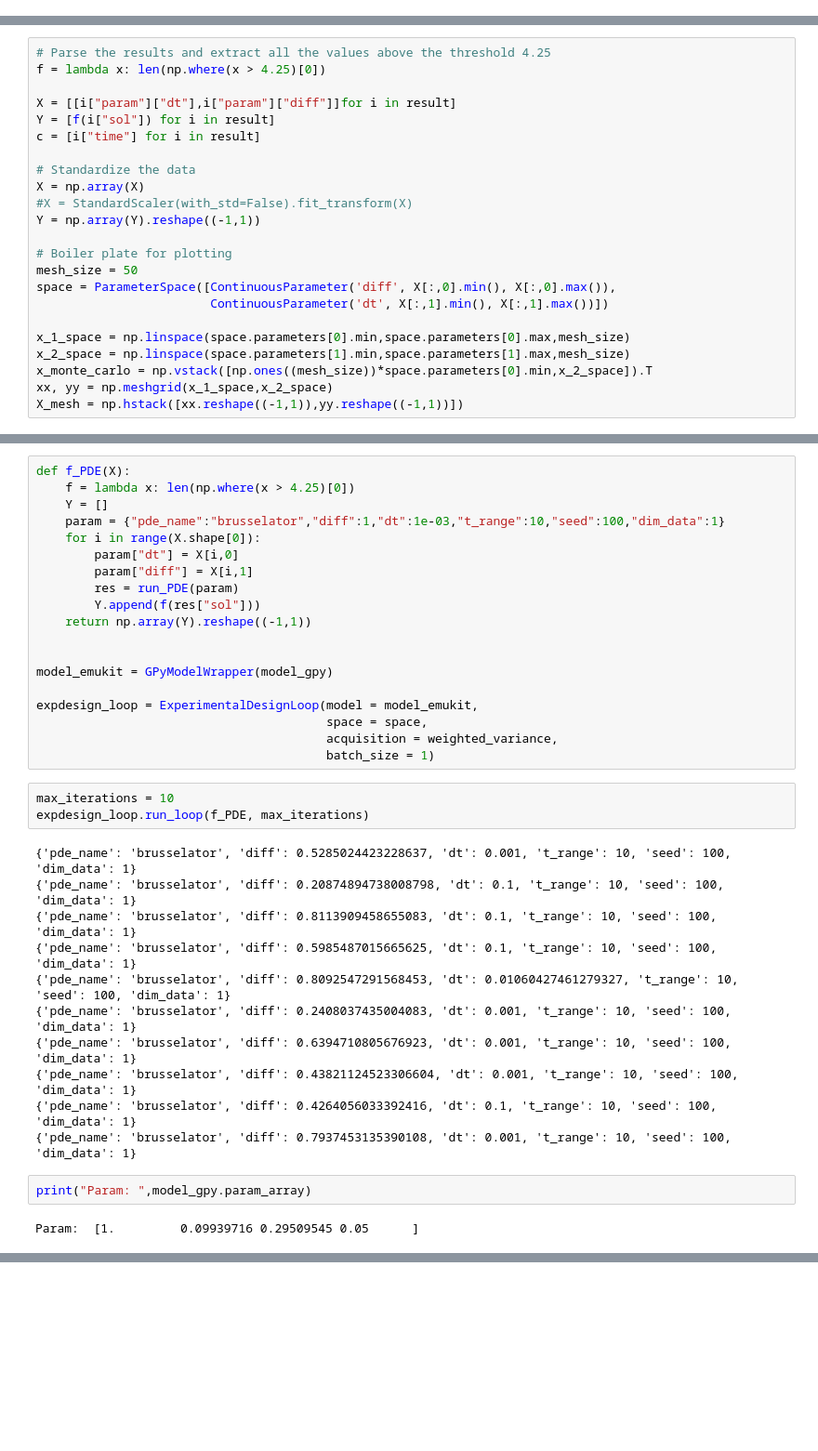
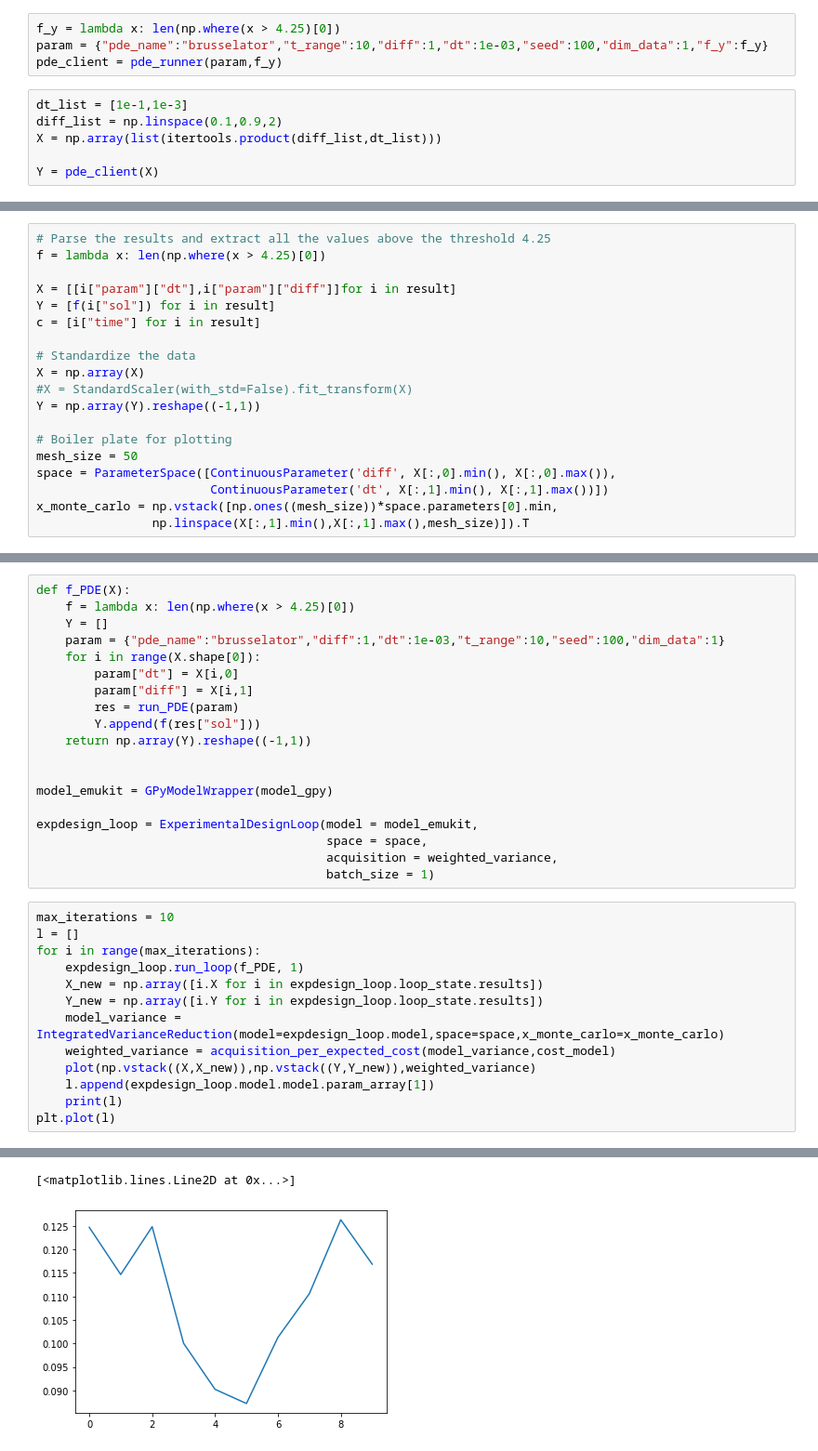
Before and after one commit to pierthodo/multi_fidelity_experimental_design, a Jupyter notebook: notebook/PDE_explore.ipynb, the cells around one changed output, grey strips where cells are left out. Shown at 93% size. Saved outputs shown, nothing was run; the diff lists cells and outputs as text; blank space fills up the shorter version.

```diff
--- a/notebook/PDE_explore.ipynb
+++ b/notebook/PDE_explore.ipynb
@@ -24 +35,11 @@ from emukit.experimental_design import ExperimentalDesignLoop
+# %%
+f_y = lambda x: len(np.where(x > 4.25)[0])
+param = {"pde_name":"brusselator","t_range":10,"diff":1,"dt":1e-03,"seed":100,"dim_data":1,"f_y":f_y}
+pde_client = pde_runner(param,f_y)
+# %%
+dt_list = [1e-1,1e-3]
+diff_list = np.linspace(0.1,0.9,2)
+X = np.array(list(itertools.product(diff_list,dt_list)))
+
+Y = pde_client(X)
 # %%
@@ -111,12 +147,8 @@ Y = np.array(Y).reshape((-1,1))
 mesh_size = 50
 space = ParameterSpace([ContinuousParameter('diff', X[:,0].min(), X[:,0].max()),
                         ContinuousParameter('dt', X[:,1].min(), X[:,1].max())])
-
-x_1_space = np.linspace(space.parameters[0].min,space.parameters[0].max,mesh_size)
-x_2_space = np.linspace(space.parameters[1].min,space.parameters[1].max,mesh_size)
-x_monte_carlo = np.vstack([np.ones((mesh_size))*space.parameters[0].min,x_2_space]).T
-xx, yy = np.meshgrid(x_1_space,x_2_space)
-X_mesh = np.hstack([xx.reshape((-1,1)),yy.reshape((-1,1))])
+x_monte_carlo = np.vstack([np.ones((mesh_size))*space.parameters[0].min,
+                np.linspace(X[:,1].min(),X[:,1].max(),mesh_size)]).T
 # %%
 
 # Plot the initial data
@@ -175,21 +200,17 @@ expdesign_loop = ExperimentalDesignLoop(model = model_emukit,
                                         space = space,
                                         acquisition = weighted_variance,
                                         batch_size = 1)
-# %%
-max_iterations = 10
-expdesign_loop.run_loop(f_PDE, max_iterations)
-# %% [output]
-{'pde_name': 'brusselator', 'diff': 0.5285024423228637, 'dt': 0.001, 't_range': 10, 'seed': 100, 'dim_data': 1}
-{'pde_name': 'brusselator', 'diff': 0.20874894738008798, 'dt': 0.1, 't_range': 10, 'seed': 100, 'dim_data': 1}
-{'pde_name': 'brusselator', 'diff': 0.8113909458655083, 'dt': 0.1, 't_range': 10, 'seed': 100, 'dim_data': 1}
-{'pde_name': 'brusselator', 'diff': 0.5985487015665625, 'dt': 0.1, 't_range': 10, 'seed': 100, 'dim_data': 1}
-{'pde_name': 'brusselator', 'diff': 0.8092547291568453, 'dt': 0.01060427461279327, 't_range': 10, 'seed': 100, 'dim_data': 1}
-{'pde_name': 'brusselator', 'diff': 0.2408037435004083, 'dt': 0.001, 't_range': 10, 'seed': 100, 'dim_data': 1}
-{'pde_name': 'brusselator', 'diff': 0.6394710805676923, 'dt': 0.001, 't_range': 10, 'seed': 100, 'dim_data': 1}
-{'pde_name': 'brusselator', 'diff': 0.43821124523306604, 'dt': 0.001, 't_range': 10, 'seed': 100, 'dim_data': 1}
-{'pde_name': 'brusselator', 'diff': 0.4264056033392416, 'dt': 0.1, 't_range': 10, 'seed': 100, 'dim_data': 1}
-{'pde_name': 'brusselator', 'diff': 0.7937453135390108, 'dt': 0.001, 't_range': 10, 'seed': 100, 'dim_data': 1}
-# %%
-print("Param: ",model_gpy.param_array)
-# %% [output]
-Param:  [1.         0.09939716 0.29509545 0.05      ]
+# %%
+max_iterations = 10
+l = []
+for i in range(max_iterations):
+    expdesign_loop.run_loop(f_PDE, 1)
+    X_new = np.array([i.X for i in expdesign_loop.loop_state.results])
+    Y_new = np.array([i.Y for i in expdesign_loop.loop_state.results])
+    model_variance = IntegratedVarianceReduction(model=expdesign_loop.model,space=space,x_monte_carlo=x_monte_carlo)
+    weighted_variance = acquisition_per_expected_cost(model_variance,cost_model)
+    plot(np.vstack((X,X_new)),np.vstack((Y,Y_new)),weighted_variance)
+    l.append(expdesign_loop.model.model.param_array[1])
+    print(l)
+plt.plot(l)
+# %% [output]
@@ -196,3 +237,5 @@ Param:  [1.         0.09939716 0.29509545 0.05      ]
+[<matplotlib.lines.Line2D at 0x...>]
+[figure, added]
 # %%
 expdesign_loop.model.model.param_array
 # %% [output]
```
Also changed, not shown: parts of 11 cells of this notebook, 3 other files.
